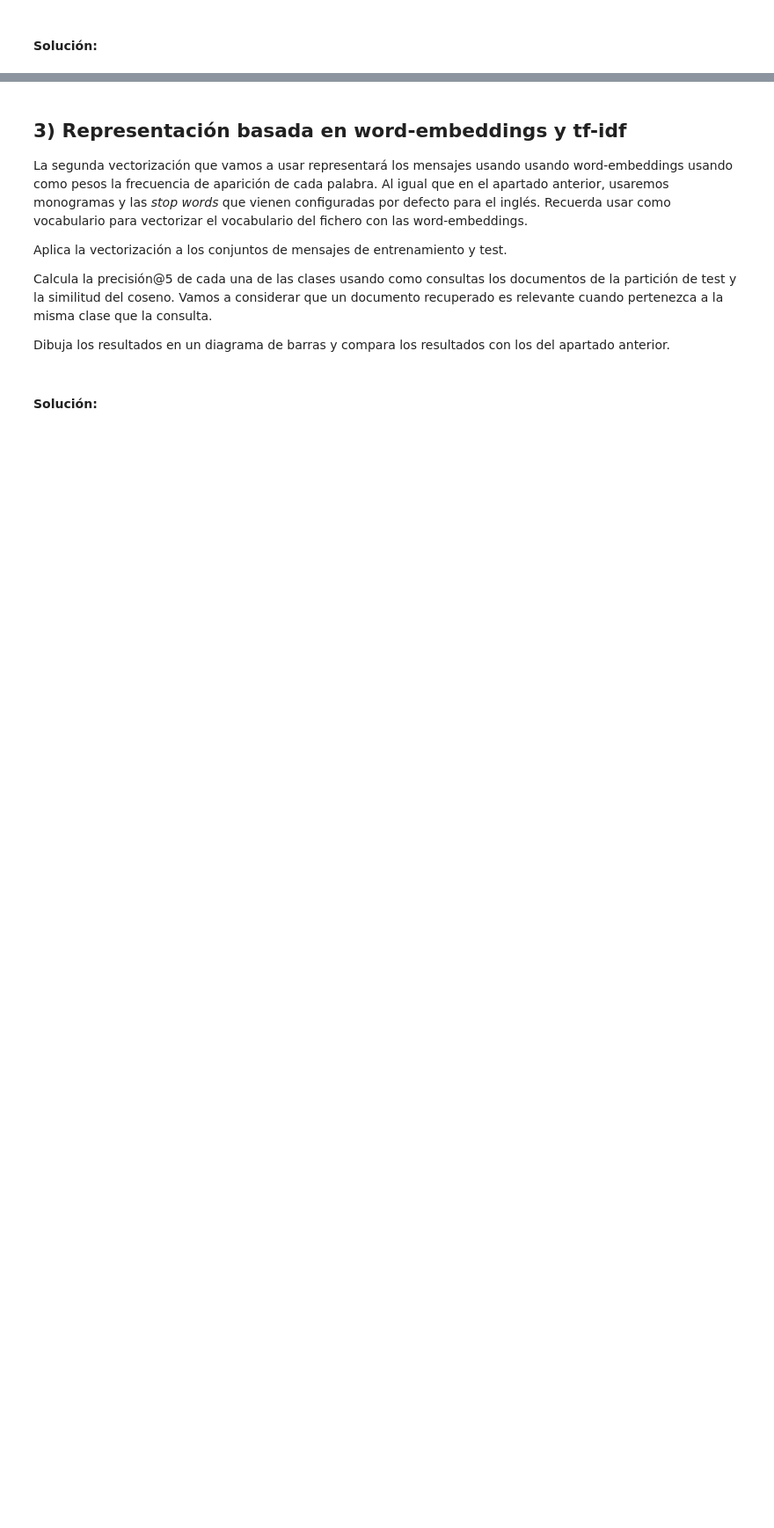
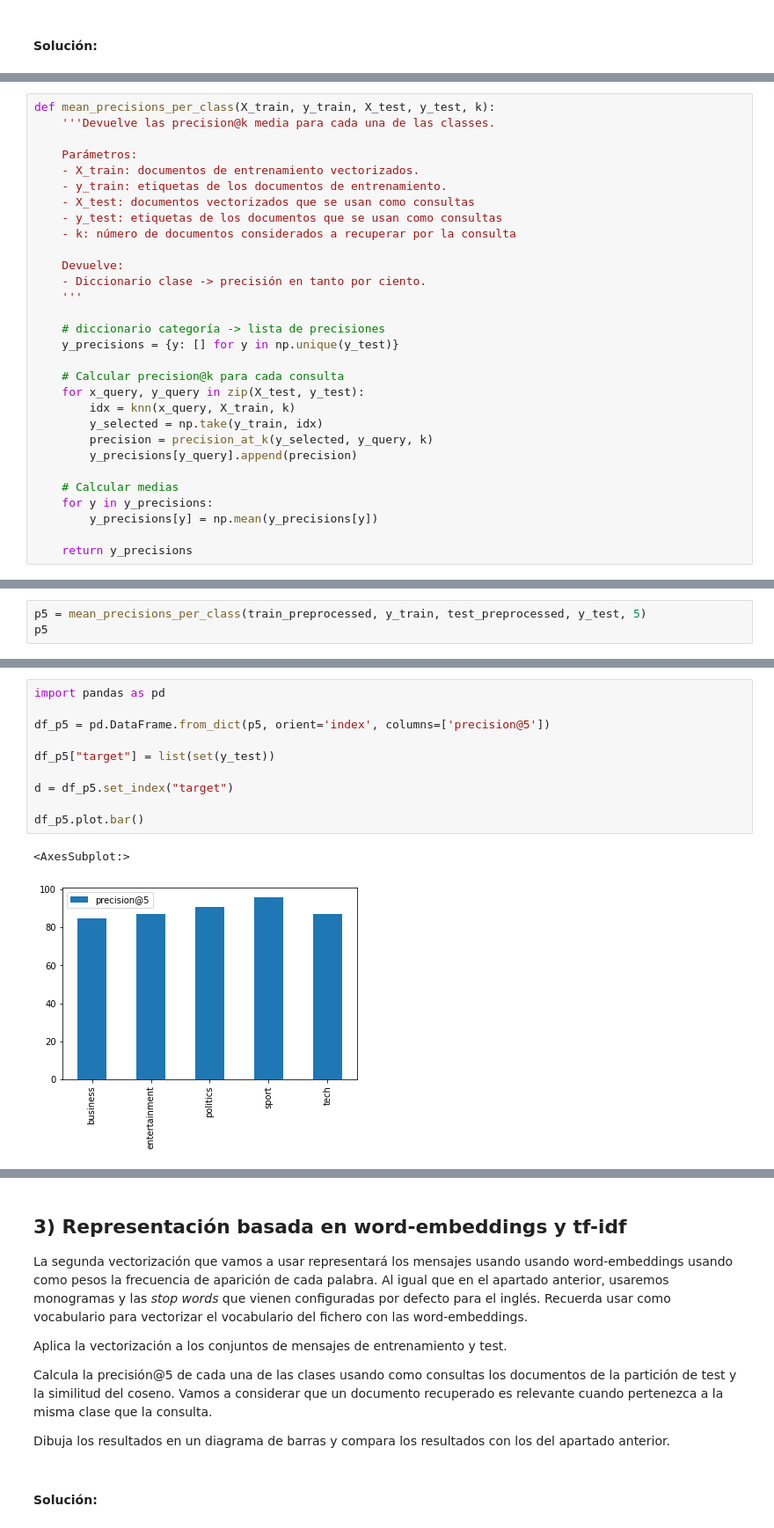
Before and after one commit to mario-sanz/IA2-Practicas, a Jupyter notebook: Lab2/P2.2-Recuperacion_informacion.ipynb, the cells around one changed output, grey strips where cells are left out. Shown at 88% size. Drawn from its saved outputs; the diff is of its cells as text; blank space fills up the shorter version.

```diff
--- a/Lab2/P2.2-Recuperacion_informacion.ipynb
+++ b/Lab2/P2.2-Recuperacion_informacion.ipynb
@@ -94,0 +242,30 @@ Dibuja los resultados en un diagrama de barras y comenta las clases en las que s
+# %%
+def mean_precisions_per_class(X_train, y_train, X_test, y_test, k):
+    '''Devuelve las precision@k media para cada una de las classes.
+
+    Parámetros:
+    - X_train: documentos de entrenamiento vectorizados.
+    - y_train: etiquetas de los documentos de entrenamiento.
+    - X_test: documentos vectorizados que se usan como consultas
+    - y_test: etiquetas de los documentos que se usan como consultas
+    - k: número de documentos considerados a recuperar por la consulta
+
+    Devuelve:
+    - Diccionario clase -> precisión en tanto por ciento.
+    '''
+
+    # diccionario categoría -> lista de precisiones
+    y_precisions = {y: [] for y in np.unique(y_test)}
+
+    # Calcular precision@k para cada consulta
+    for x_query, y_query in zip(X_test, y_test):
+        idx = knn(x_query, X_train, k)
+        y_selected = np.take(y_train, idx)
+        precision = precision_at_k(y_selected, y_query, k)
+        y_precisions[y_query].append(precision)
+
+    # Calcular medias
+    for y in y_precisions:
+        y_precisions[y] = np.mean(y_precisions[y])
+
+    return y_precisions
@@ -94,0 +274,3 @@ Dibuja los resultados en un diagrama de barras y comenta las clases en las que s
+# %%
+p5 = mean_precisions_per_class(train_preprocessed, y_train, test_preprocessed, y_test, 5)
+p5
@@ -94,0 +285,13 @@ Dibuja los resultados en un diagrama de barras y comenta las clases en las que s
+# %%
+import pandas as pd
+
+df_p5 = pd.DataFrame.from_dict(p5, orient='index', columns=['precision@5'])
+
+df_p5["target"] = list(set(y_test))
+
+d = df_p5.set_index("target")
+
+df_p5.plot.bar()
+# %% [output]
+<AxesSubplot:>
+[figure, added]
```
Also changed, not shown: parts of 16 cells of this notebook.
